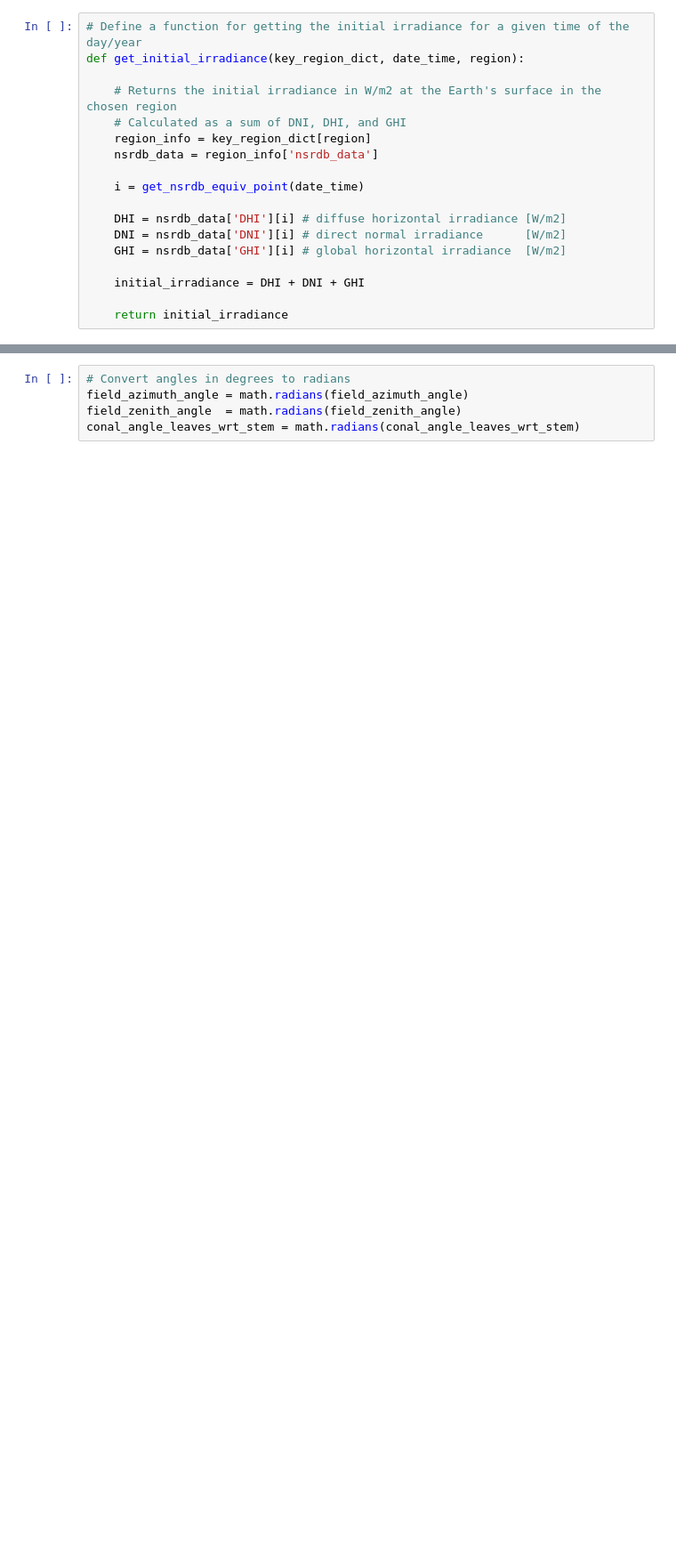
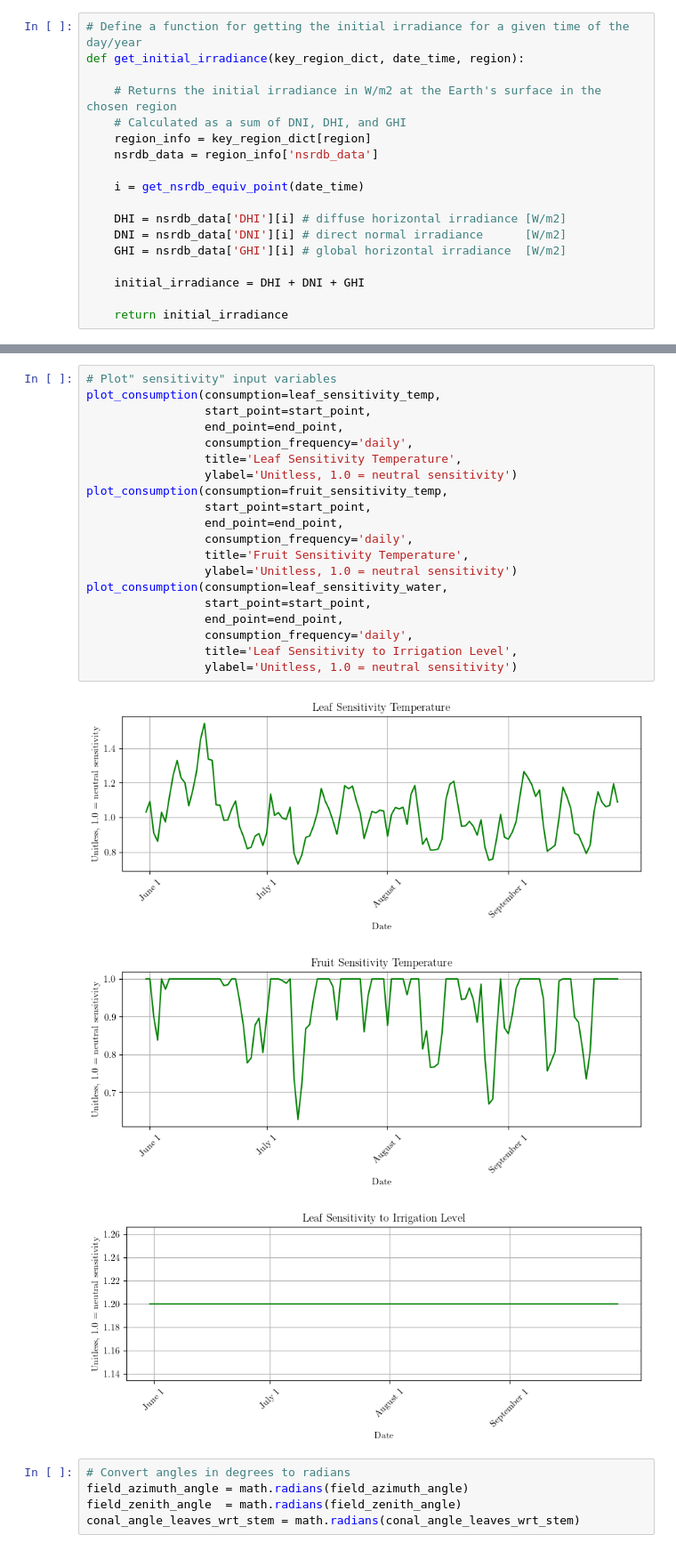
Before and after one commit to carlacupcake/smartfarm, a Jupyter notebook: code/smartfarm.ipynb, the cells around one changed output, grey strips where cells are left out. Shown: that part at 89% size. Saved outputs shown, nothing was run; the diff lists cells and outputs as text; blank space fills up the shorter version.

```diff
--- a/code/smartfarm.ipynb
+++ b/code/smartfarm.ipynb
@@ -409,3 +549,27 @@ plot_consumption(hourly_fertilizer_consumption, date_labels_points, date_labels_
+# %%
+# Plot" sensitivity" input variables
+plot_consumption(consumption=leaf_sensitivity_temp,
+                 start_point=start_point,
+                 end_point=end_point,
+                 consumption_frequency='daily',
+                 title='Leaf Sensitivity Temperature',
+                 ylabel='Unitless, 1.0 = neutral sensitivity')
+plot_consumption(consumption=fruit_sensitivity_temp,
+                 start_point=start_point,
+                 end_point=end_point,
+                 consumption_frequency='daily',
+                 title='Fruit Sensitivity Temperature',
+                 ylabel='Unitless, 1.0 = neutral sensitivity')
+plot_consumption(consumption=leaf_sensitivity_water,
+                 start_point=start_point,
+                 end_point=end_point,
+                 consumption_frequency='daily',
+                 title='Leaf Sensitivity to Irrigation Level',
+                 ylabel='Unitless, 1.0 = neutral sensitivity')
+# %% [output]
+[figure, added]
+[figure, added]
+[figure, added]
 # %%
 # Convert angles in degrees to radians
 field_azimuth_angle = math.radians(field_azimuth_angle)
```
Also changed, not shown: parts of 12 cells of this notebook, 9 other files.
